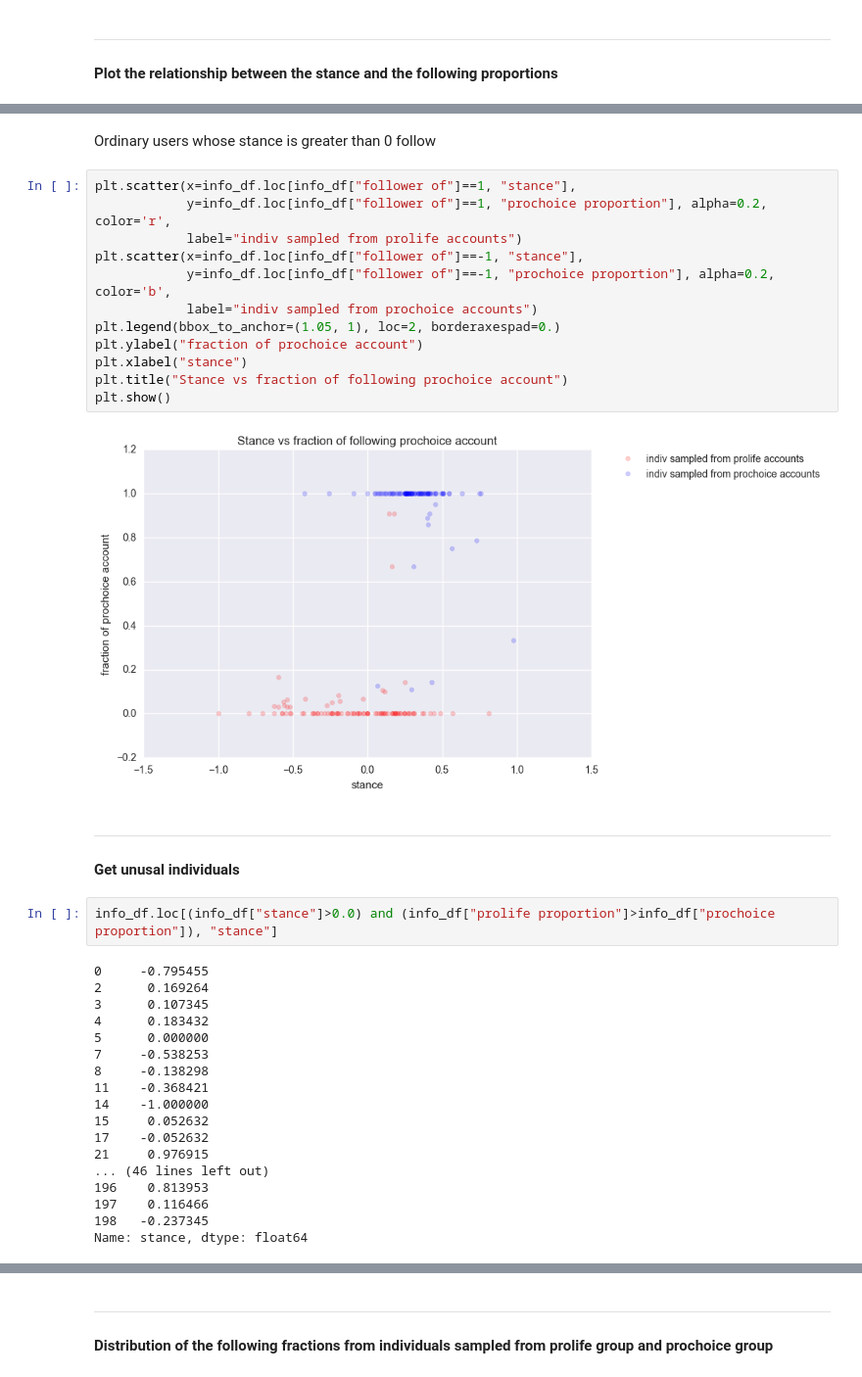
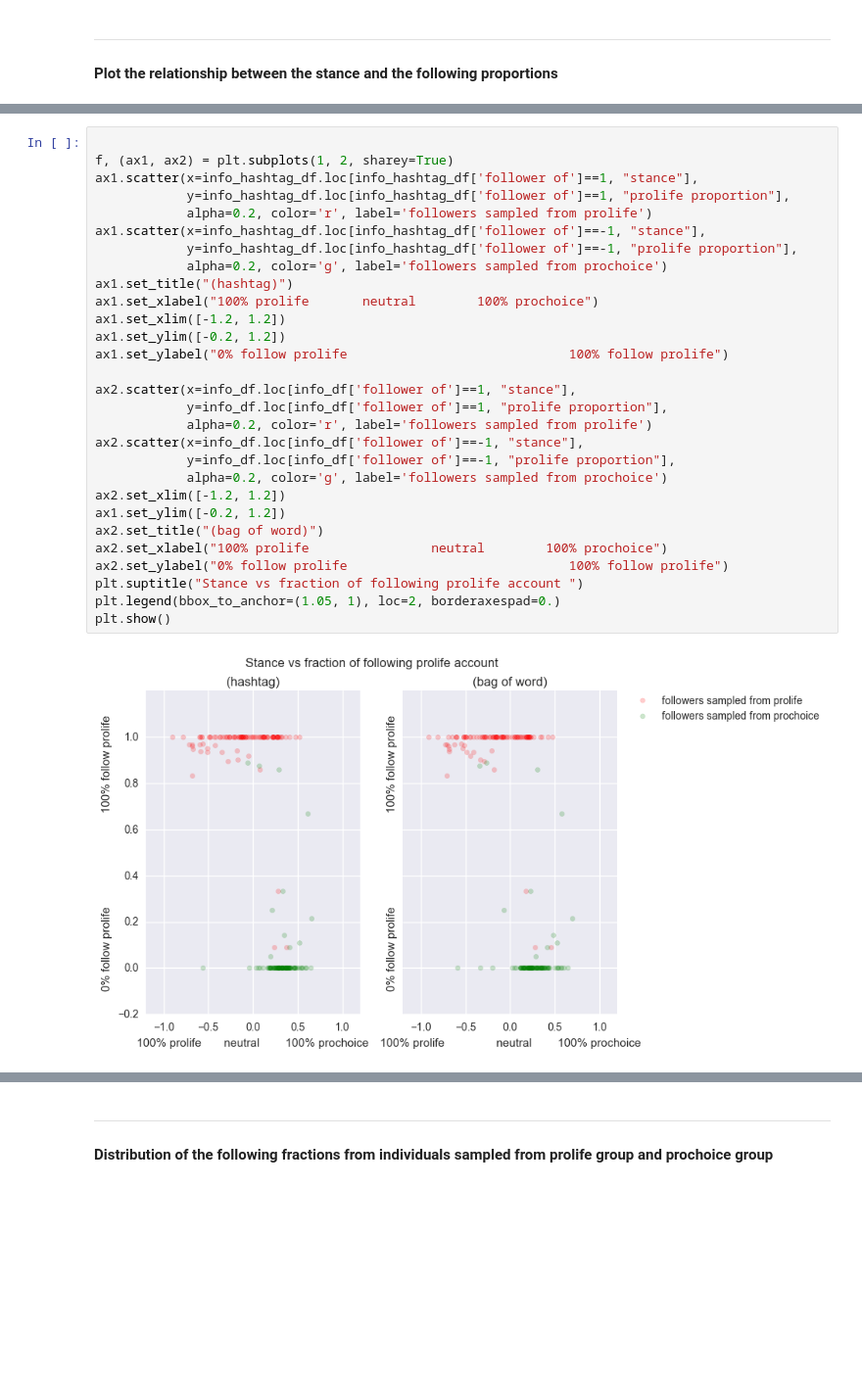
Before and after one commit to JunTan/TwitterAnalysis, a Jupyter notebook: EDA_Diversity_Strength.ipynb, the cells around one changed output, grey strips where cells are left out. Shown: that part at 98% size. Cells and saved outputs as stored; diff of their text form; blank space fills up the shorter version.

```diff
--- a/EDA_Diversity_Strength.ipynb
+++ b/EDA_Diversity_Strength.ipynb
@@ -181,39 +146,31 @@ plt.show()
-# %% [markdown]
-Ordinary users whose stance is greater than 0 follow
-# %%
-plt.scatter(x=info_df.loc[info_df["follower of"]==1, "stance"],
-            y=info_df.loc[info_df["follower of"]==1, "prochoice proportion"], alpha=0.2, color='r',
-            label="indiv sampled from prolife accounts")
-plt.scatter(x=info_df.loc[info_df["follower of"]==-1, "stance"],
-            y=info_df.loc[info_df["follower of"]==-1, "prochoice proportion"], alpha=0.2, color='b',
-            label="indiv sampled from prochoice accounts")
-plt.legend(bbox_to_anchor=(1.05, 1), loc=2, borderaxespad=0.)
-plt.ylabel("fraction of prochoice account")
-plt.xlabel("stance")
-plt.title("Stance vs fraction of following prochoice account")
-plt.show()
-# %% [output]
-[figure, removed]
-# %% [markdown]
---------
-#### Get unusal individuals
-# %%
-info_df.loc[(info_df["stance"]>0.0) and (info_df["prolife proportion"]>info_df["prochoice proportion"]), "stance"]
-# %% [output]
-0     -0.795455
-2      0.169264
-3      0.107345
-4      0.183432
-5      0.000000
-7     -0.538253
-8     -0.138298
-11    -0.368421
-14    -1.000000
-15     0.052632
-17    -0.052632
-21     0.976915
-... (46 lines left out)
-196    0.813953
-197    0.116466
-198   -0.237345
-Name: stance, dtype: float64
+# %%
+
+f, (ax1, ax2) = plt.subplots(1, 2, sharey=True)
+ax1.scatter(x=info_hashtag_df.loc[info_hashtag_df['follower of']==1, "stance"],
+            y=info_hashtag_df.loc[info_hashtag_df['follower of']==1, "prolife proportion"],
+            alpha=0.2, color='r', label='followers sampled from prolife')
+ax1.scatter(x=info_hashtag_df.loc[info_hashtag_df['follower of']==-1, "stance"],
+            y=info_hashtag_df.loc[info_hashtag_df['follower of']==-1, "prolife proportion"],
+            alpha=0.2, color='g', label='followers sampled from prochoice')
+ax1.set_title("(hashtag)")
+ax1.set_xlabel("100% prolife       neutral        100% prochoice")
+ax1.set_xlim([-1.2, 1.2])
+ax1.set_ylim([-0.2, 1.2])
+ax1.set_ylabel("0% follow prolife                             100% follow prolife")
+
+ax2.scatter(x=info_df.loc[info_df['follower of']==1, "stance"],
+            y=info_df.loc[info_df['follower of']==1, "prolife proportion"],
+            alpha=0.2, color='r', label='followers sampled from prolife')
+ax2.scatter(x=info_df.loc[info_df['follower of']==-1, "stance"],
+            y=info_df.loc[info_df['follower of']==-1, "prolife proportion"],
+            alpha=0.2, color='g', label='followers sampled from prochoice')
+ax2.set_xlim([-1.2, 1.2])
+ax1.set_ylim([-0.2, 1.2])
+ax2.set_title("(bag of word)")
+ax2.set_xlabel("100% prolife                neutral        100% prochoice")
+ax2.set_ylabel("0% follow prolife                             100% follow prolife")
+plt.suptitle("Stance vs fraction of following prolife account ")
+plt.legend(bbox_to_anchor=(1.05, 1), loc=2, borderaxespad=0.)
+plt.show()
+# %% [output]
+[figure, added]
```
Also changed, not shown: parts of 33 cells of this notebook, 2 other files.
